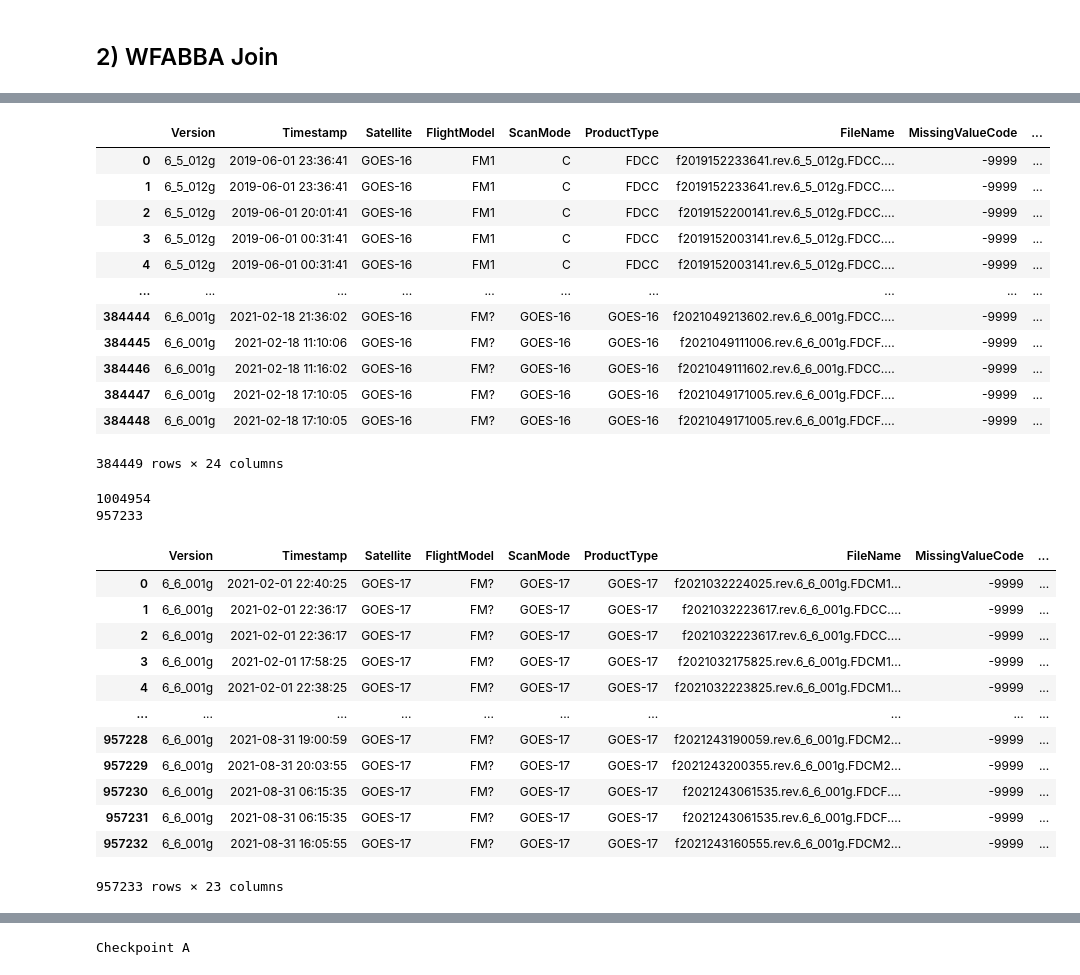
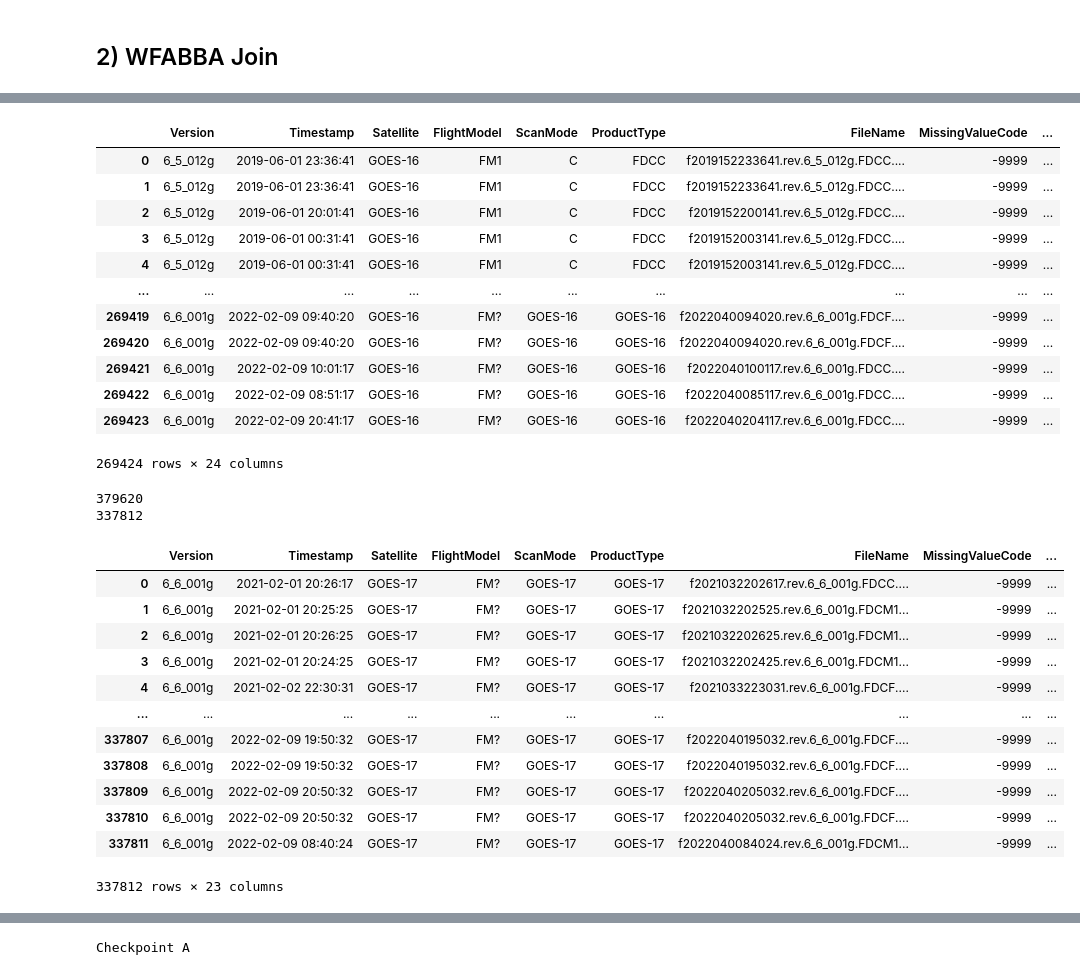
Before and after one commit to shaneluna/smokeynet-engineering, a Jupyter notebook: notebooks/wfabba/1_wfabba_figlib_join.ipynb, the cells around one changed output, grey strips where cells are left out. Drawn from its saved outputs; the diff is of its cells as text; code cells hidden in the pictures.

Commit message:
Modified WFABBA raw data parsing in 0_wfabba_processing.ipynb. Changed 1_wfabba_figlib_join.ipynb to reflect new output csv files from 0_wfabba_processing.ipynb

```diff
--- a/notebooks/wfabba/WFABBA_FIgLib_Join.ipynb
+++ b/notebooks/wfabba/1_wfabba_figlib_join.ipynb
@@ -96,6 +116,6 @@ wfabba_goes_16_2021_df
 # %%
 # GOES 16 join operations
-wfabba_goes_16_df = pd.concat([wfabba_goes_16_2019_df,wfabba_goes_16_part1_df,wfabba_goes_16_part2_df,wfabba_goes_16_part3_df,wfabba_goes_16_part4_df, wfabba_goes_16_jan_2021_df, wfabba_goes_16_2021_df])
+wfabba_goes_16_df = pd.concat([wfabba_goes_16_2019_df, wfabba_goes_16_2020_df, wfabba_goes_16_jan_2021_df, wfabba_goes_16_2021_df])
 wfabba_goes_16_df["timestamp_converted"] = pd.to_datetime(wfabba_goes_16_df["Timestamp"], infer_datetime_format=True, origin="unix", utc=True)
 wfabba_goes_16_df = wfabba_goes_16_df.reset_index()
 wfabba_goes_16_df = wfabba_goes_16_df.drop(columns=["index"])
@@ -108,56 +128,44 @@ wfabba_goes_16_df
 | 3 | 6_5_012g | 2019-06-01 00:31:41 | GOES-16 | FM1 | C | FDCC | f2019152003141.rev.6_5_012g.FDCC.... | -9999 | ... |
 | 4 | 6_5_012g | 2019-06-01 00:31:41 | GOES-16 | FM1 | C | FDCC | f2019152003141.rev.6_5_012g.FDCC.... | -9999 | ... |
 | ... | ... | ... | ... | ... | ... | ... | ... | ... | ... |
-| 384444 | 6_6_001g | 2021-02-18 21:36:02 | GOES-16 | FM? | GOES-16 | GOES-16 | f2021049213602.rev.6_6_001g.FDCC.... | -9999 | ... |
-| 384445 | 6_6_001g | 2021-02-18 11:10:06 | GOES-16 | FM? | GOES-16 | GOES-16 | f2021049111006.rev.6_6_001g.FDCF.... | -9999 | ... |
-| 384446 | 6_6_001g | 2021-02-18 11:16:02 | GOES-16 | FM? | GOES-16 | GOES-16 | f2021049111602.rev.6_6_001g.FDCC.... | -9999 | ... |
-| 384447 | 6_6_001g | 2021-02-18 17:10:05 | GOES-16 | FM? | GOES-16 | GOES-16 | f2021049171005.rev.6_6_001g.FDCF.... | -9999 | ... |
-| 384448 | 6_6_001g | 2021-02-18 17:10:05 | GOES-16 | FM? | GOES-16 | GOES-16 | f2021049171005.rev.6_6_001g.FDCF.... | -9999 | ... |
+| 269419 | 6_6_001g | 2022-02-09 09:40:20 | GOES-16 | FM? | GOES-16 | GOES-16 | f2022040094020.rev.6_6_001g.FDCF.... | -9999 | ... |
+| 269420 | 6_6_001g | 2022-02-09 09:40:20 | GOES-16 | FM? | GOES-16 | GOES-16 | f2022040094020.rev.6_6_001g.FDCF.... | -9999 | ... |
+| 269421 | 6_6_001g | 2022-02-09 10:01:17 | GOES-16 | FM? | GOES-16 | GOES-16 | f2022040100117.rev.6_6_001g.FDCC.... | -9999 | ... |
+| 269422 | 6_6_001g | 2022-02-09 08:51:17 | GOES-16 | FM? | GOES-16 | GOES-16 | f2022040085117.rev.6_6_001g.FDCC.... | -9999 | ... |
+| 269423 | 6_6_001g | 2022-02-09 20:41:17 | GOES-16 | FM? | GOES-16 | GOES-16 | f2022040204117.rev.6_6_001g.FDCC.... | -9999 | ... |
-384449 rows × 24 columns
+269424 rows × 24 columns
 # %%
 #read in GOES 17 inputs
-wfabba_goes_17_2019_df = pd.read_csv("goes-17_2019.csv")
-wfabba_goes_17_part1_df = pd.read_csv("goes-17_2020_Part1.csv")
-wfabba_goes_17_part2_df = pd.read_csv("goes-17_2020_Part2.csv")
-wfabba_goes_17_part3_df = pd.read_csv("goes-17_2020_Part3.csv")
-wfabba_goes_17_part4_df = pd.read_csv("goes-17_2020_Part4.csv")
-wfabba_goes_17_part5_df = pd.read_csv("goes-17_2020_Part5.csv")
-wfabba_goes_17_part6_df = pd.read_csv("goes-17_2020_Part6.csv")
-wfabba_goes_17_jan_2021_df = pd.read_csv("goes-17_2021_Jan.csv")
-wfabba_goes_17_1_df = pd.read_csv("goes-17_1.csv")
-wfabba_goes_17_2_df = pd.read_csv("goes-17_2.csv")
+wfabba_goes_17_2019_df = pd.read_csv(processed_data_dir + "GOES-17-2019.csv")
+wfabba_goes_17_2020_df = pd.read_csv(processed_data_dir + "GOES-17-2020.csv")
+wfabba_goes_17_jan_2021_df = pd.read_csv(processed_data_dir + "GOES-17-Jan-2021.csv")
+wfabba_goes_17_2021_df = pd.read_csv(processed_data_dir + "GOES-17-2021.csv")
 # %%
 #get rid of unnecessary columns including ones which contain the same values or all NaN
 wfabba_goes_17_2019_df = wfabba_goes_17_2019_df.drop(columns = ["Unnamed: 0", "Algorithm","Instrument","DataSource", "DataCreationTimestamp", "NavProjSubPtLong", "ActualSatSubPtLong", "NumFire", "Line", "Element"])
-wfabba_goes_17_part1_df = wfabba_goes_17_part1_df.drop(columns = ["Unnamed: 0", "Algorithm","Instrument","DataSource", "DataCreationTimestamp", "NavProjSubPtLong", "ActualSatSubPtLong", "NumFire", "Line", "Element"])
-wfabba_goes_17_part2_df = wfabba_goes_17_part2_df.drop(columns = ["Unnamed: 0", "Algorithm","Instrument","DataSource", "DataCreationTimestamp", "NavProjSubPtLong", "ActualSatSubPtLong", "NumFire", "Line", "Element"])
-wfabba_goes_17_part3_df = wfabba_goes_17_part3_df.drop(columns = ["Unnamed: 0", "Algorithm","Instrument","DataSource", "DataCreationTimestamp", "NavProjSubPtLong", "ActualSatSubPtLong", "NumFire", "Line", "Element"])
-wfabba_goes_17_part4_df = wfabba_goes_17_part4_df.drop(columns = ["Unnamed: 0", "Algorithm","Instrument","DataSource", "DataCreationTimestamp", "NavProjSubPtLong", "ActualSatSubPtLong", "NumFire", "Line", "Element"])
-wfabba_goes_17_part5_df = wfabba_goes_17_part5_df.drop(columns = ["Unnamed: 0", "Algorithm","Instrument","DataSource", "DataCreationTimestamp", "NavProjSubPtLong", "ActualSatSubPtLong", "NumFire", "Line", "Element"])
-wfabba_goes_17_part6_df = wfabba_goes_17_part6_df.drop(columns = ["Unnamed: 0", "Algorithm","Instrument","DataSource", "DataCreationTimestamp", "NavProjSubPtLong", "ActualSatSubPtLong", "NumFire", "Line", "Element"])
+wfabba_goes_17_2020_df = wfabba_goes_17_2020_df.drop(columns = ["Unnamed: 0", "Algorithm","Instrument","DataSource", "DataCreationTimestamp", "NavProjSubPtLong", "ActualSatSubPtLong", "NumFire", "Line", "Element"])
 wfabba_goes_17_jan_2021_df = wfabba_goes_17_jan_2021_df.drop(columns = ["Unnamed: 0", "Algorithm","Instrument","DataSource", "DataCreationTimestamp", "NavProjSubPtLong", "ActualSatSubPtLong", "NumFire", "Line", "Element"])
-wfabba_goes_17_1_df = wfabba_goes_17_1_df.drop(columns = ["Unnamed: 0", "Algorithm","Instrument","DataSource", "DataCreationTimestamp", "NavProjSubPtLong", "ActualSatSubPtLong", "NumFire", "Line", "Element", "FD_X", "FD_Y"]) #2021 detections
-wfabba_goes_17_2_df = wfabba_goes_17_2_df.drop(columns = ["Unnamed: 0", "Algorithm","Instrument","DataSource", "DataCreationTimestamp", "NavProjSubPtLong", "ActualSatSubPtLong", "NumFire", "Line", "Element", "FD_X", "FD_Y"]) #2021 detections
+wfabba_goes_17_2021_df = wfabba_goes_17_2021_df.drop(columns = ["Unnamed: 0", "Algorithm","Instrument","DataSource", "DataCreationTimestamp", "NavProjSubPtLong", "ActualSatSubPtLong", "NumFire", "Line", "Element"]) #2021 detections
 # %%
-print(len(wfabba_goes_17_1_df))
-wfabba_goes_17_1_df = wfabba_goes_17_1_df[wfabba_goes_17_1_df["Timestamp"] >= "2021-02-01"]
-wfabba_goes_17_1_df = wfabba_goes_17_1_df.reset_index()
-wfabba_goes_17_1_df = wfabba_goes_17_1_df.drop(columns=["index"])
-print(len(wfabba_goes_17_1_df))
-wfabba_goes_17_1_df
+print(len(wfabba_goes_17_2021_df))
+wfabba_goes_17_2021_df = wfabba_goes_17_2021_df[wfabba_goes_17_2021_df["Timestamp"] >= "2021-02-01"]
+wfabba_goes_17_2021_df = wfabba_goes_17_2021_df.reset_index()
+wfabba_goes_17_2021_df = wfabba_goes_17_2021_df.drop(columns=["index"])
+print(len(wfabba_goes_17_2021_df))
+wfabba_goes_17_2021_df
 # %% [output]
-1004954
-957233
+379620
+337812
 |  | Version | Timestamp | Satellite | FlightModel | ScanMode | ProductType | FileName | MissingValueCode | ... |
-| 0 | 6_6_001g | 2021-02-01 22:40:25 | GOES-17 | FM? | GOES-17 | GOES-17 | f2021032224025.rev.6_6_001g.FDCM1... | -9999 | ... |
-| 1 | 6_6_001g | 2021-02-01 22:36:17 | GOES-17 | FM? | GOES-17 | GOES-17 | f2021032223617.rev.6_6_001g.FDCC.... | -9999 | ... |
-| 2 | 6_6_001g | 2021-02-01 22:36:17 | GOES-17 | FM? | GOES-17 | GOES-17 | f2021032223617.rev.6_6_001g.FDCC.... | -9999 | ... |
-| 3 | 6_6_001g | 2021-02-01 17:58:25 | GOES-17 | FM? | GOES-17 | GOES-17 | f2021032175825.rev.6_6_001g.FDCM1... | -9999 | ... |
-| 4 | 6_6_001g | 2021-02-01 22:38:25 | GOES-17 | FM? | GOES-17 | GOES-17 | f2021032223825.rev.6_6_001g.FDCM1... | -9999 | ... |
+| 0 | 6_6_001g | 2021-02-01 20:26:17 | GOES-17 | FM? | GOES-17 | GOES-17 | f2021032202617.rev.6_6_001g.FDCC.... | -9999 | ... |
+| 1 | 6_6_001g | 2021-02-01 20:25:25 | GOES-17 | FM? | GOES-17 | GOES-17 | f2021032202525.rev.6_6_001g.FDCM1... | -9999 | ... |
+| 2 | 6_6_001g | 2021-02-01 20:26:25 | GOES-17 | FM? | GOES-17 | GOES-17 | f2021032202625.rev.6_6_001g.FDCM1... | -9999 | ... |
+| 3 | 6_6_001g | 2021-02-01 20:24:25 | GOES-17 | FM? | GOES-17 | GOES-17 | f2021032202425.rev.6_6_001g.FDCM1... | -9999 | ... |
+| 4 | 6_6_001g | 2021-02-02 22:30:31 | GOES-17 | FM? | GOES-17 | GOES-17 | f2021033223031.rev.6_6_001g.FDCF.... | -9999 | ... |
 | ... | ... | ... | ... | ... | ... | ... | ... | ... | ... |
-| 957228 | 6_6_001g | 2021-08-31 19:00:59 | GOES-17 | FM? | GOES-17 | GOES-17 | f2021243190059.rev.6_6_001g.FDCM2... | -9999 | ... |
-| 957229 | 6_6_001g | 2021-08-31 20:03:55 | GOES-17 | FM? | GOES-17 | GOES-17 | f2021243200355.rev.6_6_001g.FDCM2... | -9999 | ... |
-| 957230 | 6_6_001g | 2021-08-31 06:15:35 | GOES-17 | FM? | GOES-17 | GOES-17 | f2021243061535.rev.6_6_001g.FDCF.... | -9999 | ... |
-| 957231 | 6_6_001g | 2021-08-31 06:15:35 | GOES-17 | FM? | GOES-17 | GOES-17 | f2021243061535.rev.6_6_001g.FDCF.... | -9999 | ... |
-| 957232 | 6_6_001g | 2021-08-31 16:05:55 | GOES-17 | FM? | GOES-17 | GOES-17 | f2021243160555.rev.6_6_001g.FDCM2... | -9999 | ... |
+| 337807 | 6_6_001g | 2022-02-09 19:50:32 | GOES-17 | FM? | GOES-17 | GOES-17 | f2022040195032.rev.6_6_001g.FDCF.... | -9999 | ... |
+| 337808 | 6_6_001g | 2022-02-09 19:50:32 | GOES-17 | FM? | GOES-17 | GOES-17 | f2022040195032.rev.6_6_001g.FDCF.... | -9999 | ... |
+| 337809 | 6_6_001g | 2022-02-09 20:50:32 | GOES-17 | FM? | GOES-17 | GOES-17 | f2022040205032.rev.6_6_001g.FDCF.... | -9999 | ... |
+| 337810 | 6_6_001g | 2022-02-09 20:50:32 | GOES-17 | FM? | GOES-17 | GOES-17 | f2022040205032.rev.6_6_001g.FDCF.... | -9999 | ... |
+| 337811 | 6_6_001g | 2022-02-09 08:40:24 | GOES-17 | FM? | GOES-17 | GOES-17 | f2022040084024.rev.6_6_001g.FDCM1... | -9999 | ... |
-957233 rows × 23 columns
+337812 rows × 23 columns
```
Also changed, not shown: parts of 17 cells of this notebook, 2 other files.
